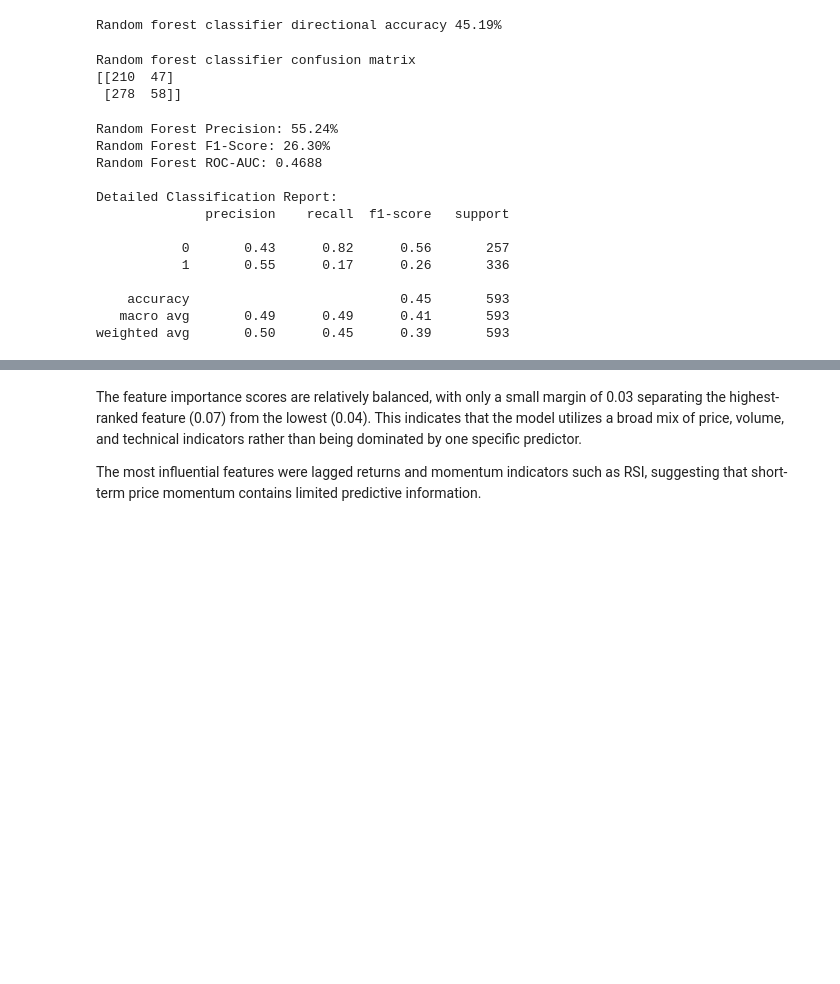
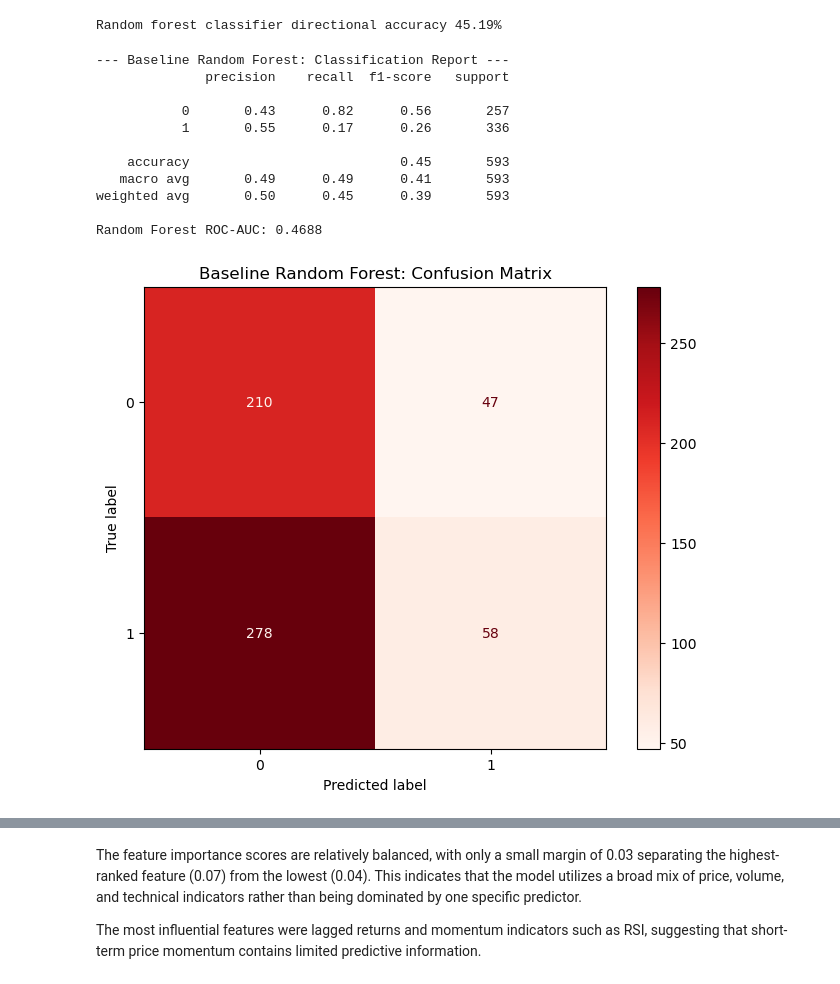
Before and after one commit to Denim951/stock-price-forecasting, a Jupyter notebook: stock_model_development.ipynb, the cells around one changed output, grey strips where cells are left out. Drawn from its saved outputs; the diff is of its cells as text; code cells hidden in the pictures; blank space fills up the shorter version.

```diff
--- a/stock_model_development.ipynb
+++ b/stock_model_development.ipynb
@@ -413,38 +410,28 @@ print(f"Random forest classifier directional accuracy {rf_dir_accuracy:.2%}")
 # %% [output]
 Random forest classifier directional accuracy 45.19%
 # %%
-rf_dir_cm = confusion_matrix(y_test_dir, rf_dir_predictions)
-print("Random forest classifier confusion matrix")
-print(rf_dir_cm)
+# 1. Print the metrics for the Initial Attempt
+print("--- Baseline Random Forest: Classification Report ---")
+# Using your initial predictions from cell [29]
+print(classification_report(y_test_dir, rf_dir_predictions))
+print(f"Random Forest ROC-AUC: {roc_auc:.4f}")
+
+# 2. Plot the Confusion Matrix
+fig, ax = plt.subplots(figsize=(8, 6))
+ConfusionMatrixDisplay.from_predictions(y_test_dir, rf_dir_predictions, ax=ax, cmap='Reds')
+ax.set_title("Baseline Random Forest: Confusion Matrix")
+plt.show()
 # %% [output]
-Random forest classifier confusion matrix
-[[210  47]
- [278  58]]
+--- Baseline Random Forest: Classification Report ---
+              precision    recall  f1-score   support
+
+           0       0.43      0.82      0.56       257
+           1       0.55      0.17      0.26       336
+
+    accuracy                           0.45       593
+   macro avg       0.49      0.49      0.41       593
+weighted avg       0.50      0.45      0.39       593
+
+Random Forest ROC-AUC: 0.4688
+[figure, added]
-# %%
-rf_probs = rf_classifier.predict_proba(X_test_dir)[:, 1]
-
-precision = precision_score(y_test_dir, rf_dir_predictions)
-f1 = f1_score(y_test_dir, rf_dir_predictions)
-roc_auc = roc_auc_score(y_test_dir, rf_probs)
-
-print(f"Random Forest Precision: {precision:.2%}")
-print(f"Random Forest F1-Score: {f1:.2%}")
-print(f"Random Forest ROC-AUC: {roc_auc:.4f}")
-
-print("\nDetailed Classification Report:")
-print(classification_report(y_test_dir, rf_dir_predictions))
-# %% [output]
-Random Forest Precision: 55.24%
-Random Forest F1-Score: 26.30%
-Random Forest ROC-AUC: 0.4688
-
-Detailed Classification Report:
-              precision    recall  f1-score   support
-
-           0       0.43      0.82      0.56       257
-           1       0.55      0.17      0.26       336
-
-    accuracy                           0.45       593
-   macro avg       0.49      0.49      0.41       593
-weighted avg       0.50      0.45      0.39       593
 # %%
```
Also changed, not shown: parts of 7 cells of this notebook.
